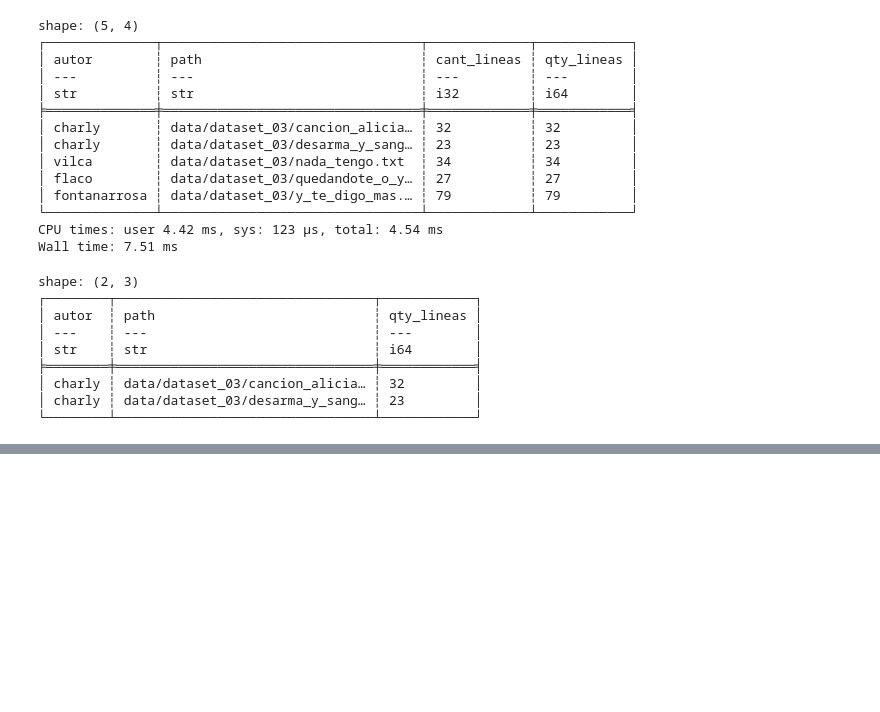
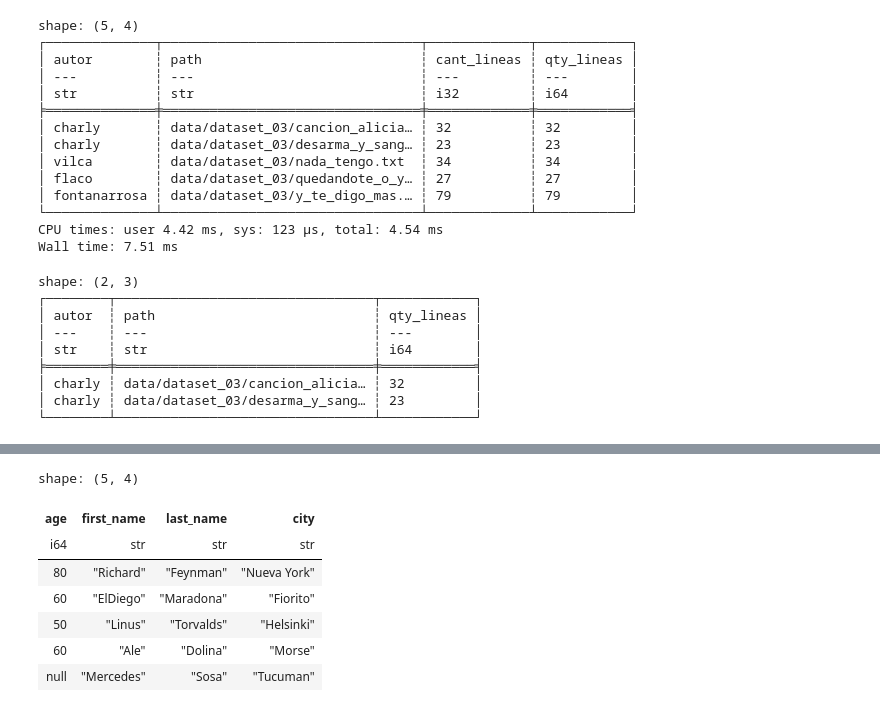
Before and after one commit to emilopez/howtos, a Jupyter notebook: polars-howto.ipynb, the cells around one changed output, grey strips where cells are left out. Saved outputs shown, nothing was run; the diff lists cells and outputs as text; code cells hidden in the pictures; blank space fills up the shorter version.

```diff
--- a/polars-howto.ipynb
+++ b/polars-howto.ipynb
@@ -474,0 +527,11 @@ shape: (2, 3)
+# %%
+df_uno.join(df_dos, on=["first_name", "last_name"], how="right")
+# %% [output]
+shape: (5, 4)
+| age | first_name | last_name | city |
+| i64 | str | str | str |
+| 80 | "Richard" | "Feynman" | "Nueva York" |
+| 60 | "ElDiego" | "Maradona" | "Fiorito" |
+| 50 | "Linus" | "Torvalds" | "Helsinki" |
+| 60 | "Ale" | "Dolina" | "Morse" |
+| null | "Mercedes" | "Sosa" | "Tucuman" |
```
Also changed, not shown: parts of 5 cells of this notebook.
